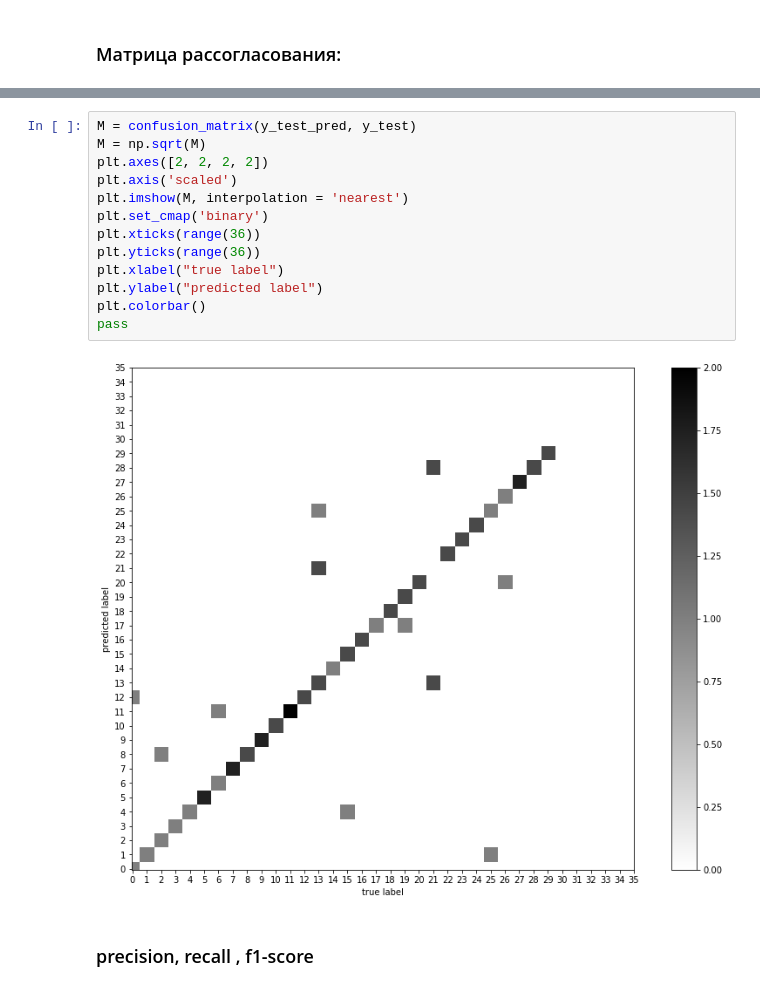
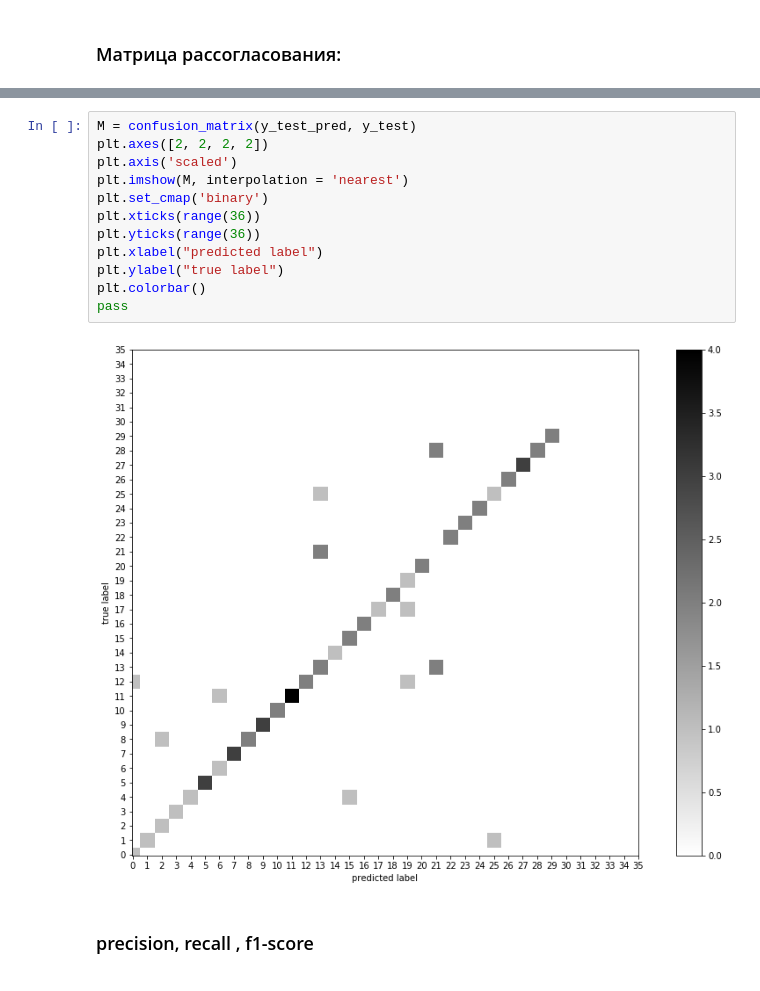
Before and after one commit to maksimovVva/Data_analysis, a Jupyter notebook: Maksimova_lab1.ipynb, the cells around one changed output, grey strips where cells are left out. Saved outputs shown, nothing was run; the diff lists cells and outputs as text.

```diff
--- a/Maksimova_lab1.ipynb
+++ b/Maksimova_lab1.ipynb
@@ -804,19 +805,18 @@ print(confusion_matrix(y_test_pred, y_test))
  [0 0 0 0 0 0 0 0 0 0 0 0 0 0 0 0 0 0 0 0 0 0 0 0 0 0 0 0 0 2]]
 # %%
 M = confusion_matrix(y_test_pred, y_test)
-M = np.sqrt(M)
 plt.axes([2, 2, 2, 2])
 plt.axis('scaled')
 plt.imshow(M, interpolation = 'nearest')
 plt.set_cmap('binary')
 plt.xticks(range(36))
 plt.yticks(range(36))
-plt.xlabel("true label")
-plt.ylabel("predicted label")
+plt.xlabel("predicted label")
+plt.ylabel("true label")
 plt.colorbar()
 pass
 # %% [output]
-[figure, old version]
+[figure, new version]
 # %% [markdown]
 ### precision, recall , f1-score
 # %% [markdown]
```
Also changed, not shown: parts of 26 cells of this notebook.
